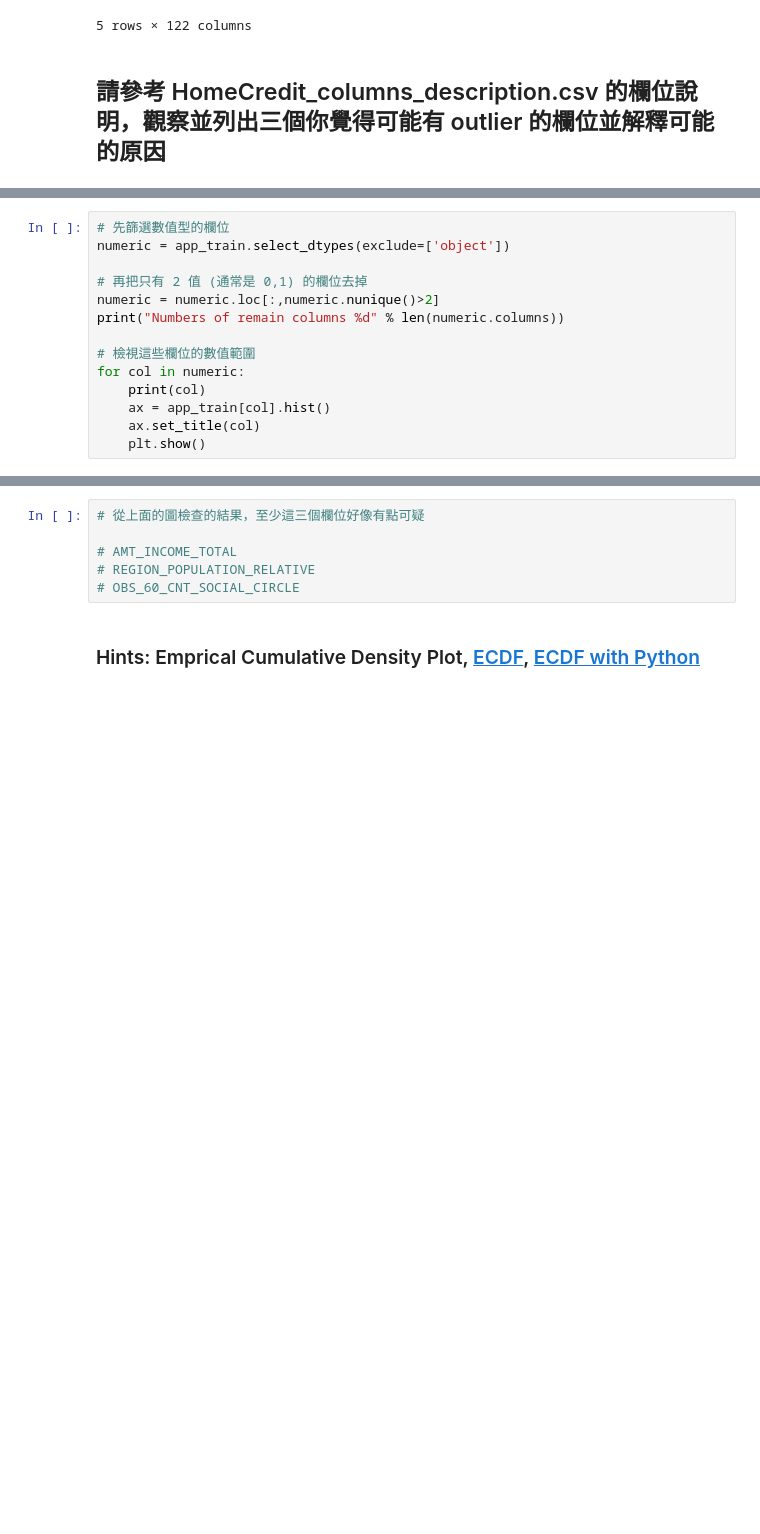
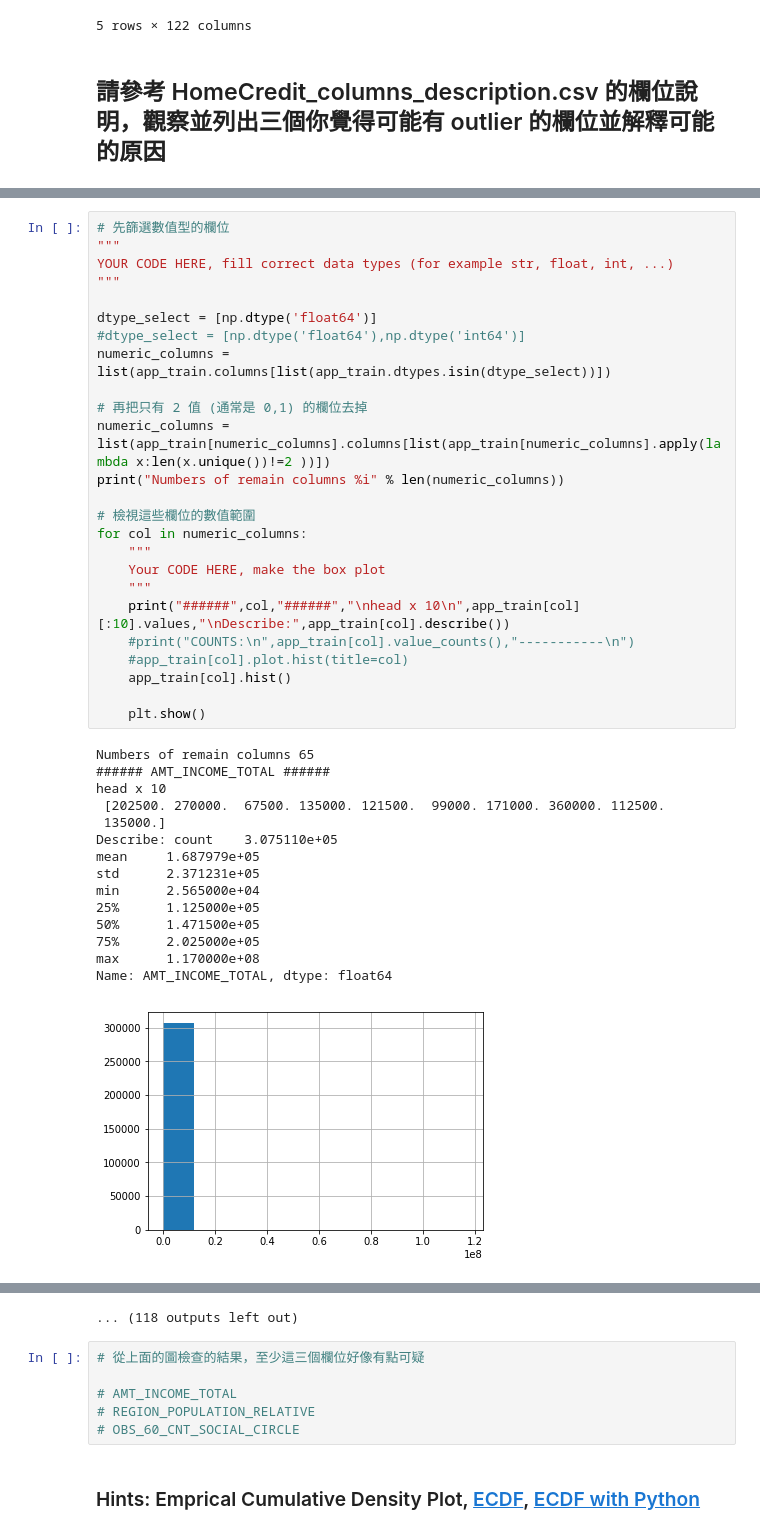
Before and after one commit to one10506/2nd-ML100Days, a Jupyter notebook: homework/Day_006_HW.ipynb, the cells around one changed output, grey strips where cells are left out. Saved outputs shown, nothing was run; the diff lists cells and outputs as text; blank space fills up the shorter version.

```diff
--- a/homework/Day_006_HW.ipynb
+++ b/homework/Day_006_HW.ipynb
@@ -96,14 +54,0 @@ app_train.select_dtypes(exclude=['object'])
-# %%
-# 先篩選數值型的欄位
-numeric = app_train.select_dtypes(exclude=['object'])
-
-# 再把只有 2 值 (通常是 0,1) 的欄位去掉
-numeric = numeric.loc[:,numeric.nunique()>2]
-print("Numbers of remain columns %d" % len(numeric.columns))
-
-# 檢視這些欄位的數值範圍
-for col in numeric:
-    print(col)
-    ax = app_train[col].hist()
-    ax.set_title(col)
-    plt.show()
@@ -124,0 +55,41 @@ AMT_GOODS_PRICE
+# %%
+# 先篩選數值型的欄位
+"""
+YOUR CODE HERE, fill correct data types (for example str, float, int, ...)
+"""
+
+dtype_select = [np.dtype('float64')]
+#dtype_select = [np.dtype('float64'),np.dtype('int64')]
+numeric_columns = list(app_train.columns[list(app_train.dtypes.isin(dtype_select))])
+
+# 再把只有 2 值 (通常是 0,1) 的欄位去掉
+numeric_columns = list(app_train[numeric_columns].columns[list(app_train[numeric_columns].apply(lambda x:len(x.unique())!=2 ))])
+print("Numbers of remain columns %i" % len(numeric_columns))
+
+# 檢視這些欄位的數值範圍
+for col in numeric_columns:
+    """
+    Your CODE HERE, make the box plot
+    """
+    print("######",col,"######","\nhead x 10\n",app_train[col][:10].values,"\nDescribe:",app_train[col].describe())
+    #print("COUNTS:\n",app_train[col].value_counts(),"-----------\n")
+    #app_train[col].plot.hist(title=col)
+    app_train[col].hist()
+
+    plt.show()
+# %% [output]
+Numbers of remain columns 65
+###### AMT_INCOME_TOTAL ######
+head x 10
+ [202500. 270000.  67500. 135000. 121500.  99000. 171000. 360000. 112500.
+ 135000.]
+Describe: count    3.075110e+05
+mean     1.687979e+05
+std      2.371231e+05
+min      2.565000e+04
+25%      1.125000e+05
+50%      1.471500e+05
+75%      2.025000e+05
+max      1.170000e+08
+Name: AMT_INCOME_TOTAL, dtype: float64
+[figure, added]
@@ -125,3 +166,4 @@ AMT_GOODS_PRICE
+... (118 outputs left out)
 # %%
 # 從上面的圖檢查的結果，至少這三個欄位好像有點可疑
 
```
Also changed, not shown: parts of 9 cells of this notebook.
